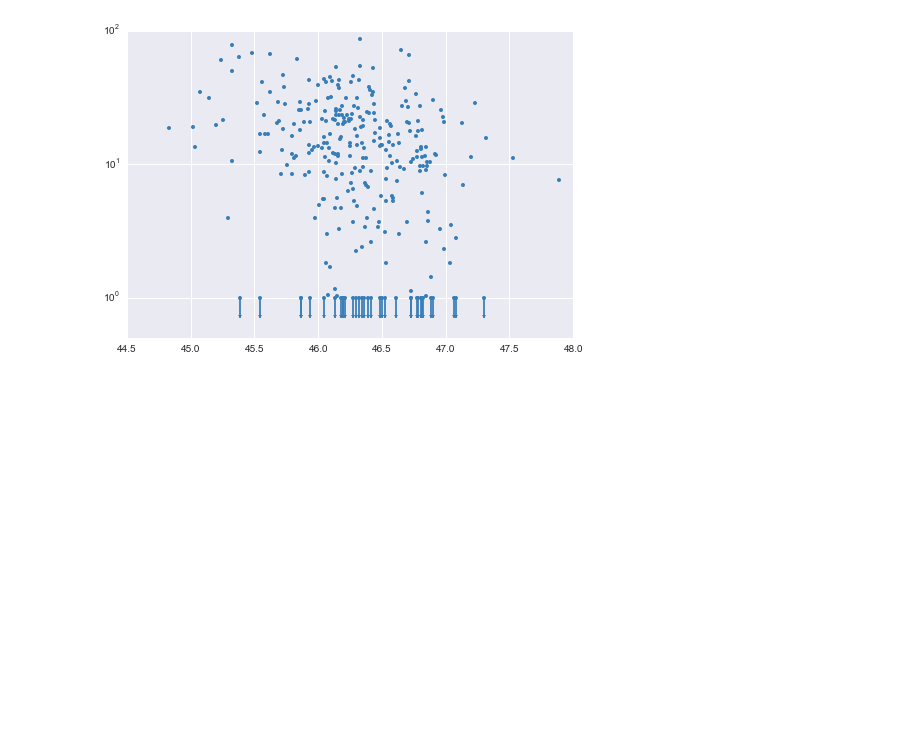
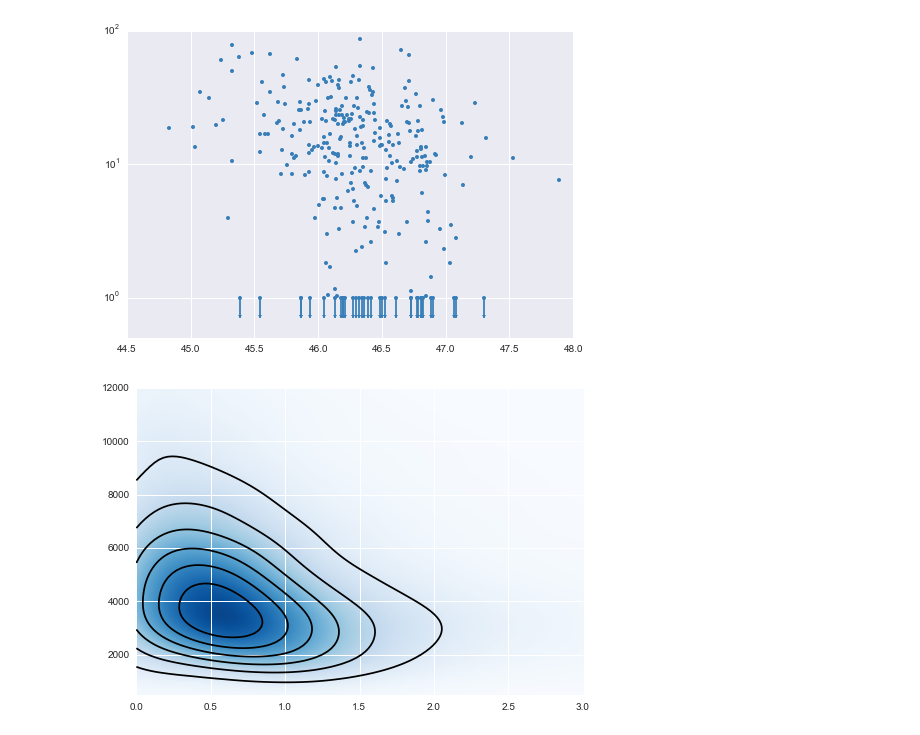
Before and after one commit to liamcoatman/thesis, a Jupyter notebook: Scratch.ipynb, the cells around one changed output. Cells and saved outputs as stored; diff of their text form; code cells hidden in the pictures; blank space fills up the shorter version.

```diff
--- a/Scratch.ipynb
+++ b/Scratch.ipynb
@@ -386,3 +386,47 @@ ax.set_ylim(5e-1, 1e2)
 0.108974358974
 (0.5, 100.0)
 [figure]
+# %%
+from scipy import stats
+from PlottingTools.kde_contours import kde_contours
+
+fig, ax = plt.subplots()
+
+t = Table.read('/data/lc585/SDSS/dr7_bh_Nov19_2013.fits')
+
+xi = t['EW_FE_HB_4434_4684'] / t['EW_BROAD_HB']
+yi = t['FWHM_BROAD_HB']
+
+drop = np.isnan(xi) | np.isnan(yi) | np.isinf(xi) | np.isinf(yi)
+
+xi = xi[~drop]
+yi = yi[~drop]
+
+xmin = 0.0
+xmax = 3.0
+ymin = 500.0
+ymax = 12000.0
+
+X, Y = np.mgrid[xmin:xmax:100j, ymin:ymax:100j]
+positions = np.vstack([X.ravel(), Y.ravel()])
+values = np.vstack([xi, yi])
+
+kernel = stats.gaussian_kde(values)
+
+Z = np.reshape(kernel(positions).T, X.shape)
+
+ax.imshow(np.flipud(Z.T),
+          extent=(xmin, xmax, ymin, ymax),
+          aspect='auto',
+          zorder=0,
+          cmap='Blues',
+          vmax=0.00015)
+
+kde_contours(xi,
+             yi,
+             ax,
+             color='black',
+             lims=[xmin, xmax, ymin, ymax],
+             plotpoints=False)
+# %% [output]
+[figure, added]
```
Also changed, not shown: parts of 17 cells of this notebook, 14 other files.
